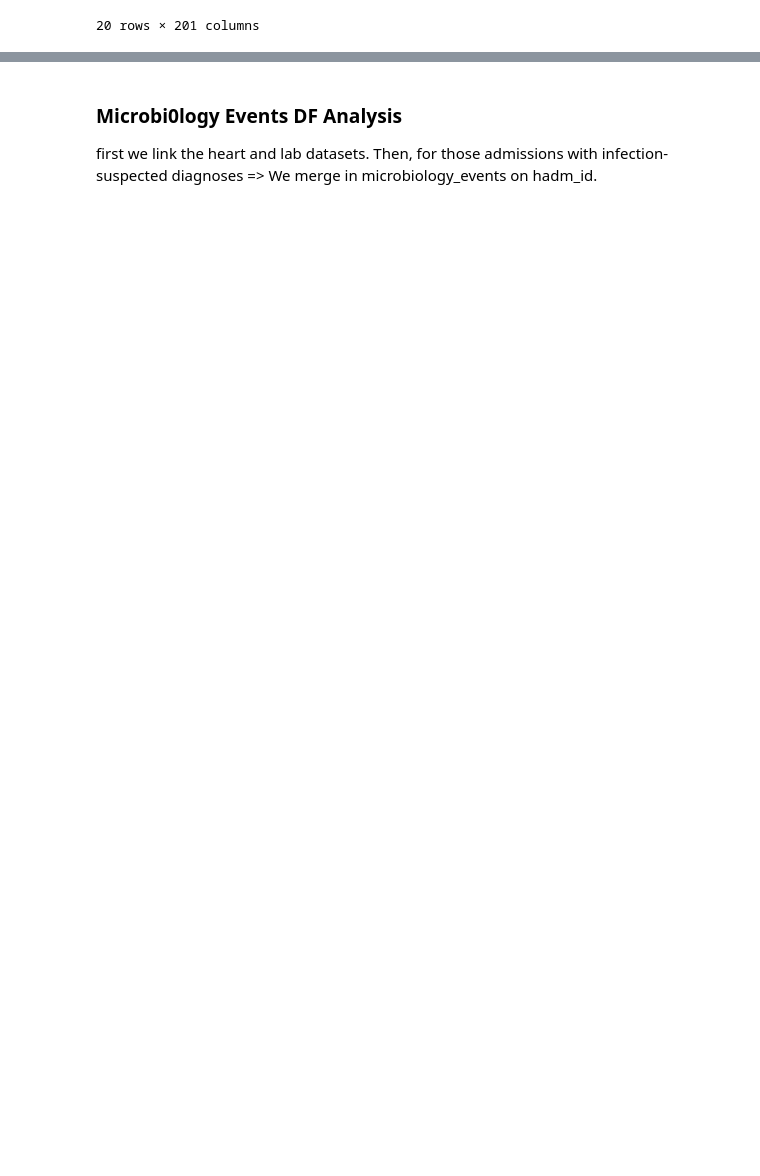
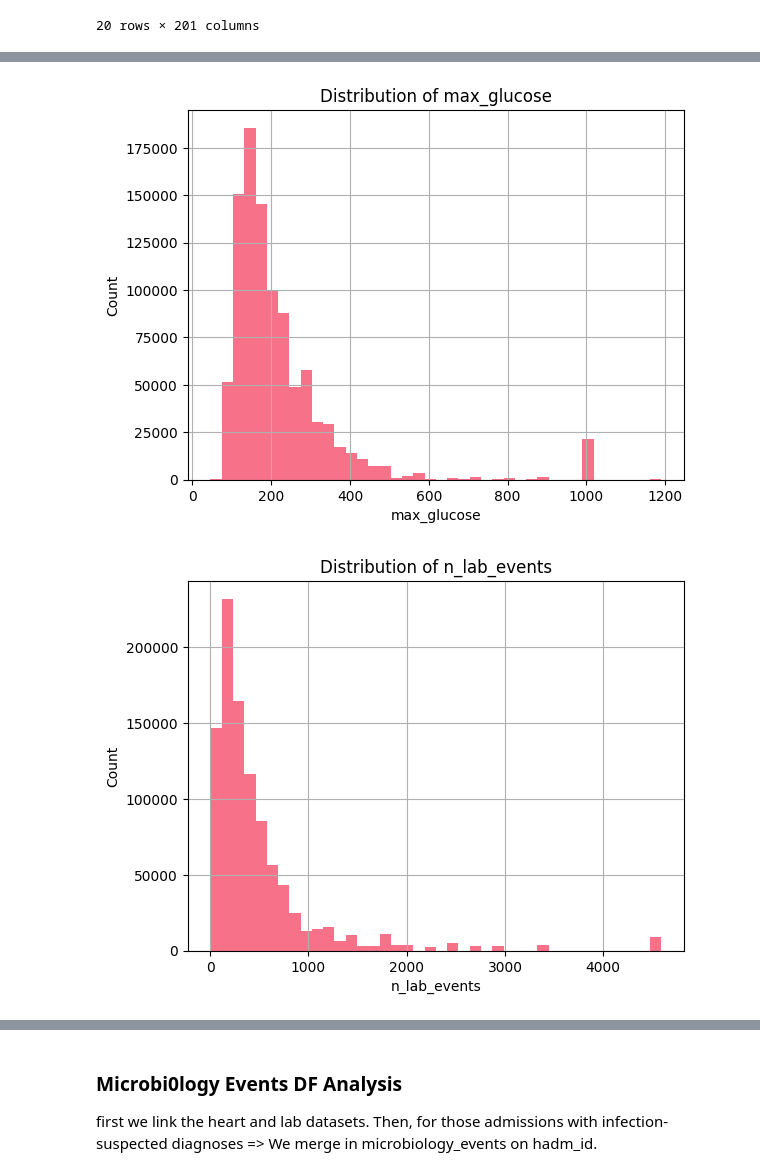
Before and after one commit to alexandermittet/Data_Analytics_for_Health_UniPi, a Jupyter notebook: code/1.1 task.ipynb, the cells around one changed output, grey strips where cells are left out. Drawn from its saved outputs; the diff is of its cells as text; code cells hidden in the pictures; blank space fills up the shorter version.

```diff
--- a/code/1.1 task.ipynb
+++ b/code/1.1 task.ipynb
@@ -563,0 +874,5 @@ df_grouped.head(20)
+# %%
+# Filter glucose measurements
+glucose_df = df2[df2['label'].str.contains('glucose', case=False, na=False)]
+# check for same unit
+glucose_df['valueuom'].value_counts()
@@ -563,0 +883,4 @@ df_grouped.head(20)
+# %%
+max_glucose_per_adm = glucose_df.groupby('hadm_id')['valuenum'].max()
+df2['max_glucose'] = df2['hadm_id'].map(max_glucose_per_adm)
+df2[['hadm_id', 'max_glucose']]
@@ -563,0 +903,4 @@ df_grouped.head(20)
+# %%
+lab_count_per_adm = df2.groupby('hadm_id').size()
+df2['n_lab_events'] = df2['hadm_id'].map(lab_count_per_adm)
+df2[['hadm_id', 'n_lab_events']]
@@ -563,0 +923,5 @@ df_grouped.head(20)
+# %%
+df2['is_abnormal'] = df2['flag'].str.contains('abnormal', case=False, na=False)
+abnormal_ratio_per_adm = df2.groupby('hadm_id')['is_abnormal'].mean()  # mean = ratio of True values
+df2['abnormal_ratio'] = df2['hadm_id'].map(abnormal_ratio_per_adm)
+df2[['hadm_id', 'abnormal_ratio']]
@@ -563,0 +954,15 @@ df_grouped.head(20)
+# %%
+import matplotlib.pyplot as plt
+
+features = ['max_glucose', 'n_lab_events', 'abnormal_ratio']
+
+for col in features:
+    plt.figure()
+    df2[col].hist(bins=40)
+    plt.title(f'Distribution of {col}')
+    plt.xlabel(col)
+    plt.ylabel('Count')
+    plt.show()
+# %% [output]
+[figure, added]
+[figure, added]
```
Also changed, not shown: parts of 72 cells of this notebook, 1 other file.
